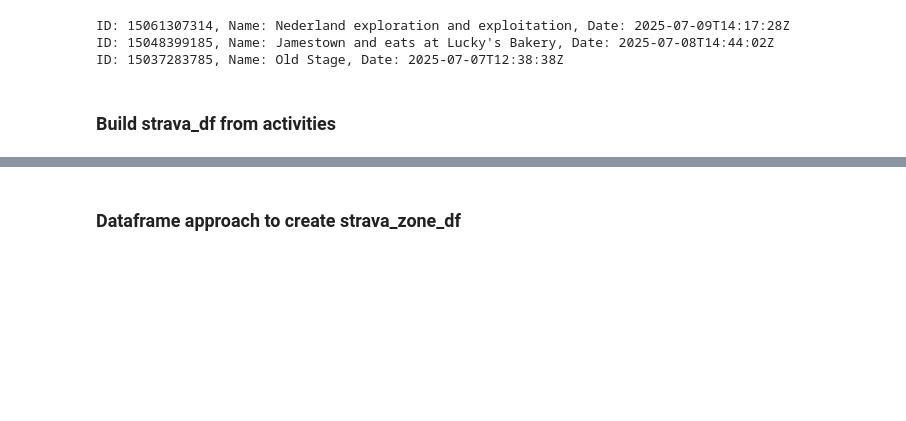
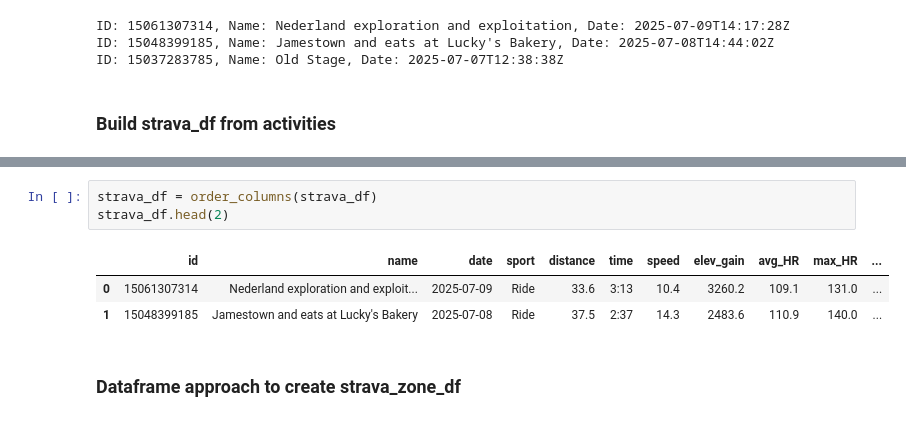
Before and after one commit to edterrell/healthy_heart, a Jupyter notebook: strava_API.ipynb, the cells around one changed output, grey strips where cells are left out. Cells and saved outputs as stored; diff of their text form; blank space fills up the shorter version.

```diff
--- a/strava_API.ipynb
+++ b/strava_API.ipynb
@@ -106,3 +109,10 @@ strava_df.head(2)
+# %%
+strava_df = order_columns(strava_df)
+strava_df.head(2)
+# %% [output]
+|  | id | name | date | sport | distance | time | speed | elev_gain | avg_HR | max_HR | ... |
+| 0 | 15061307314 | Nederland exploration and exploit... | 2025-07-09 | Ride | 33.6 | 3:13 | 10.4 | 3260.2 | 109.1 | 131.0 | ... |
+| 1 | 15048399185 | Jamestown and eats at Lucky's Bakery | 2025-07-08 | Ride | 37.5 | 2:37 | 14.3 | 2483.6 | 110.9 | 140.0 | ... |
 # %% [markdown]
 ### Dataframe approach to create strava_zone_df
 # %%
```
Also changed, not shown: parts of 11 cells of this notebook.
